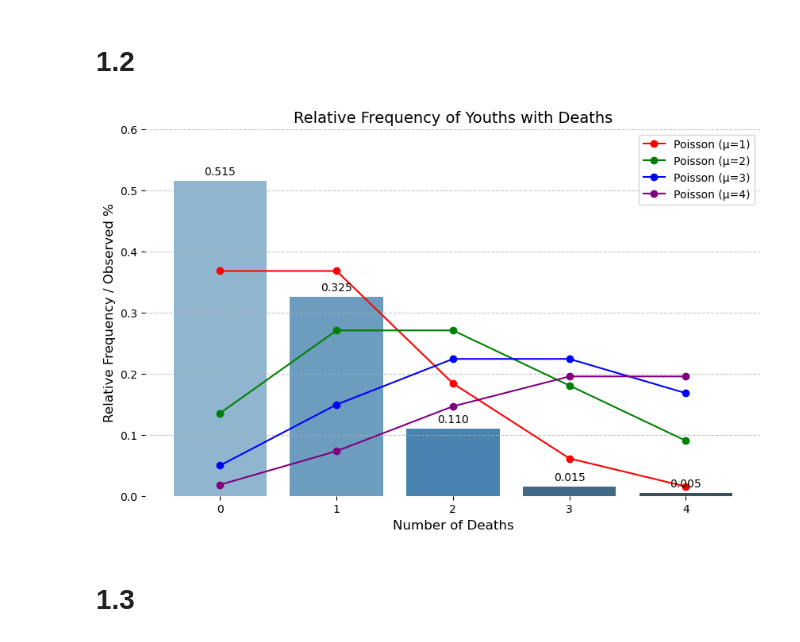
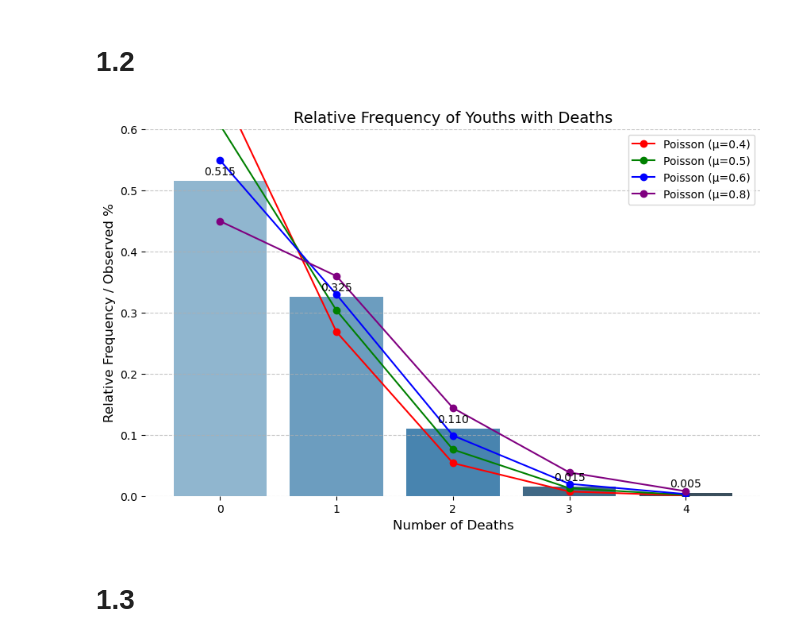
Before and after one commit to agupta-umiss/phys629-fall-2023, a Jupyter notebook: student_folders/amitesh_singh/phys629_f23_hw3_AmiteshSingh.ipynb, the cells around one changed output. Saved outputs shown, nothing was run; the diff lists cells and outputs as text; code cells hidden in the pictures.

```diff
--- a/student_folders/amitesh_singh/phys629_f23_hw3_AmiteshSingh.ipynb
+++ b/student_folders/amitesh_singh/phys629_f23_hw3_AmiteshSingh.ipynb
@@ -70,36 +70,36 @@ observed_percent = [0.515, 0.325, 0.11, 0.015, 0.005]
 sns.set_palette("pastel")
 
 # Create a bar plot with Seaborn style (same as before)
 plt.figure(figsize=(10, 6))
 sns.barplot(x=deaths, y=observed_percent, palette="Blues_d")
 plt.xlabel('Number of Deaths', fontsize=12)
 plt.ylabel('Relative Frequency / Observed %', fontsize=12)
 plt.title('Relative Frequency of Youths with Deaths', fontsize=14)
 plt.xticks(deaths, fontsize=10)
 plt.yticks(fontsize=10)
 plt.ylim(0, 0.6)
 plt.grid(axis='y', linestyle='--', alpha=0.7)
 sns.despine(left=True, bottom=True)
 
 # Annotate the bars with their values
 for x, y in zip(deaths, observed_percent):
     plt.text(x, y + 0.01, f'{y:.3f}', ha='center', fontsize=10)
 
-# Plot Poisson distributions with different mean values
-mu_values = [1, 2, 3, 4]
+# Plot Poisson distributions with different mean values (guesses)
+mu_values = [0.4, 0.5, 0.6, 0.8, 1.3]
 x_poisson = np.arange(0, max(deaths) + 1)
 
 # Define colors for Poisson distributions
 colors = ['red', 'green', 'blue', 'purple']
 
 for mu, color in zip(mu_values, colors):
     pmf = poisson.pmf(x_poisson, mu)     #Computing Probability Mass Function (pmf)
     plt.plot(x_poisson, pmf, '-o', label=f'Poisson (μ={mu})', color=color)
 
 plt.legend(fontsize=10)
 plt.show()
 # %% [output]
-[figure, old version]
+[figure, new version]
 # %% [markdown]
 <h1> 1.3 </h1>
 # %%
```
Also changed, not shown: parts of 1 cell of this notebook.
